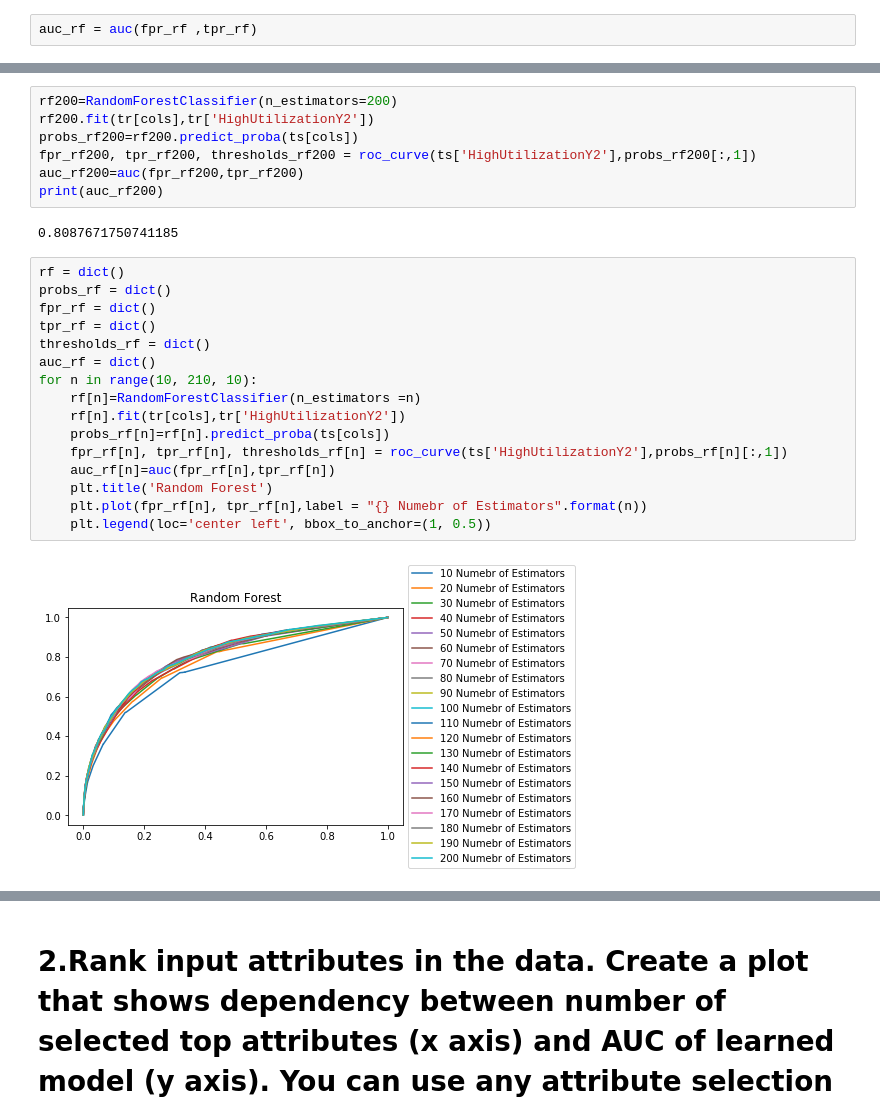
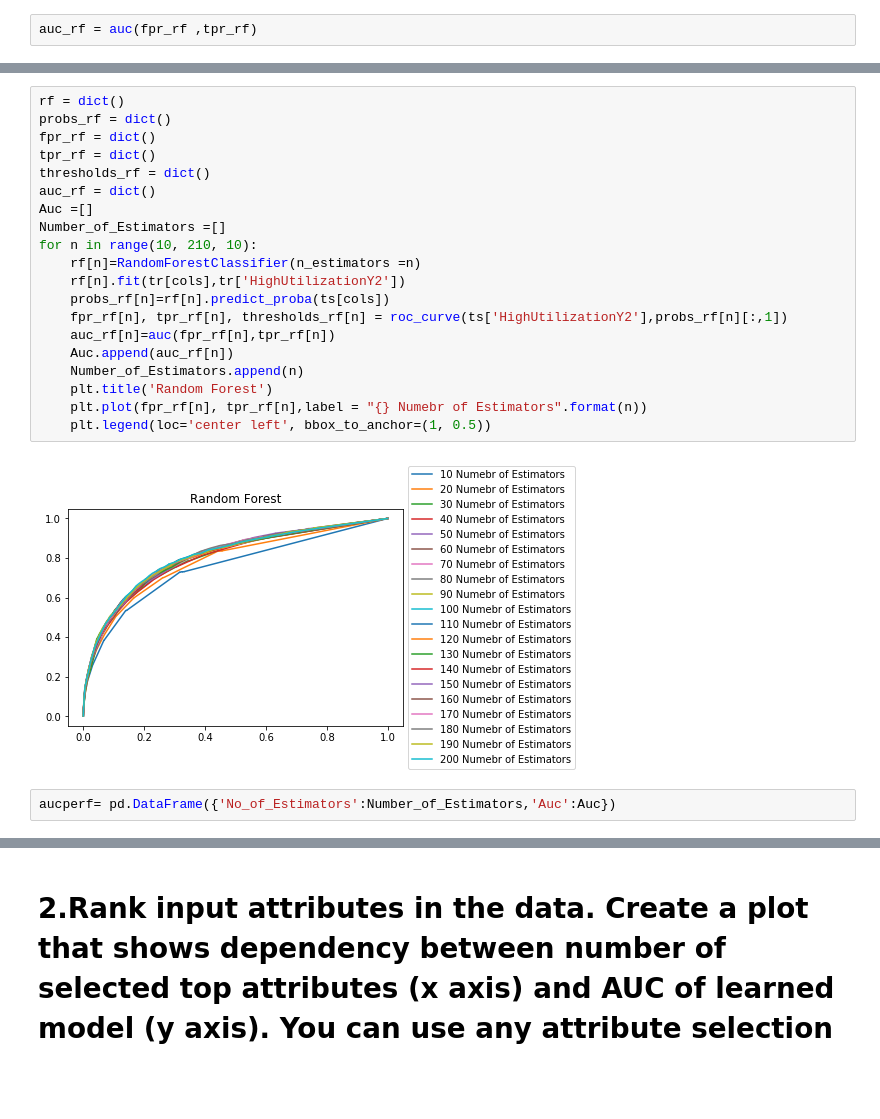
Before and after one commit to akhilanto/My-Python-Works, a Jupyter notebook: Python samples/Hap880assignmnet2.ipynb, the cells around one changed output, grey strips where cells are left out. Saved outputs shown, nothing was run; the diff lists cells and outputs as text; blank space fills up the shorter version.

```diff
--- a/Python samples/Hap880assignmnet2.ipynb
+++ b/Python samples/Hap880assignmnet2.ipynb
@@ -93,27 +93,24 @@ print(auc_rf)
-# %%
-rf200=RandomForestClassifier(n_estimators=200)
-rf200.fit(tr[cols],tr['HighUtilizationY2'])
-probs_rf200=rf200.predict_proba(ts[cols])
-fpr_rf200, tpr_rf200, thresholds_rf200 = roc_curve(ts['HighUtilizationY2'],probs_rf200[:,1])
-auc_rf200=auc(fpr_rf200,tpr_rf200)
-print(auc_rf200)
-# %% [output]
-0.8087671750741185
 # %%
 rf = dict()
 probs_rf = dict()
 fpr_rf = dict()
 tpr_rf = dict()
 thresholds_rf = dict()
 auc_rf = dict()
+Auc =[]
+Number_of_Estimators =[]
 for n in range(10, 210, 10):
     rf[n]=RandomForestClassifier(n_estimators =n)
     rf[n].fit(tr[cols],tr['HighUtilizationY2'])
     probs_rf[n]=rf[n].predict_proba(ts[cols])
     fpr_rf[n], tpr_rf[n], thresholds_rf[n] = roc_curve(ts['HighUtilizationY2'],probs_rf[n][:,1])
     auc_rf[n]=auc(fpr_rf[n],tpr_rf[n])
+    Auc.append(auc_rf[n])
+    Number_of_Estimators.append(n)
     plt.title('Random Forest')
     plt.plot(fpr_rf[n], tpr_rf[n],label = "{} Numebr of Estimators".format(n))
     plt.legend(loc='center left', bbox_to_anchor=(1, 0.5))
 # %% [output]
-[figure, old version]
+[figure, new version]
+# %%
+aucperf= pd.DataFrame({'No_of_Estimators':Number_of_Estimators,'Auc':Auc})
```
Also changed, not shown: parts of 10 cells of this notebook.
